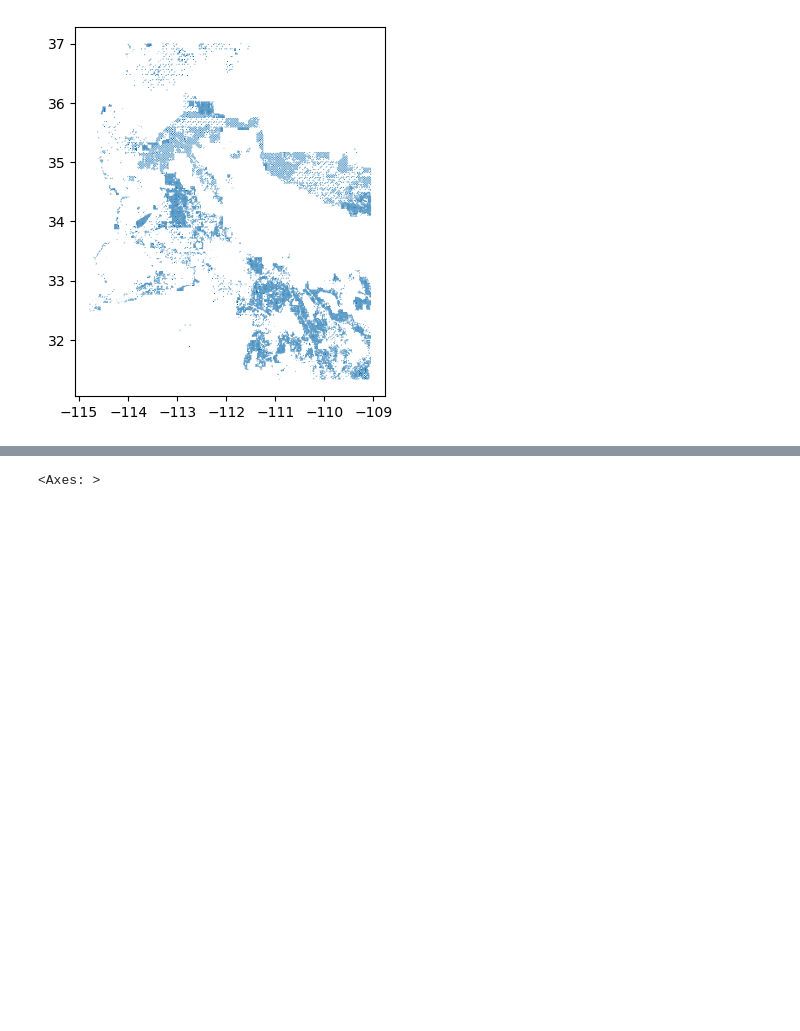
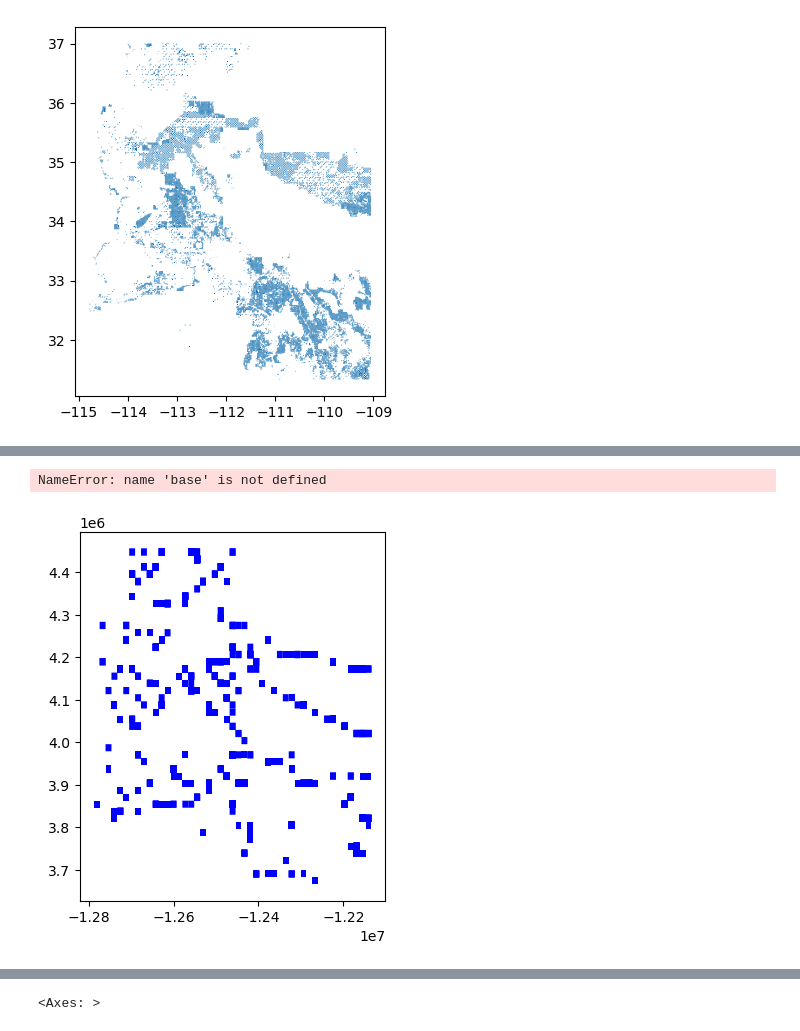
Before and after one commit to liamlindeman/liam-science-fair, a Jupyter notebook: plots.ipynb, the cells around one changed output, grey strips where cells are left out. Cells and saved outputs as stored; diff of their text form; code cells hidden in the pictures; blank space fills up the shorter version.

```diff
--- a/plots.ipynb
+++ b/plots.ipynb
@@ -40,0 +34,6 @@ zoomedinleases = leases[leases]
+# %%
+data.plot(color='blue')
+leases.plot(ax=base, color="red")
+# %% [output]
+NameError: name 'base' is not defined
+[figure, added]
```
Also changed, not shown: parts of 13 cells of this notebook, 10 other files.
